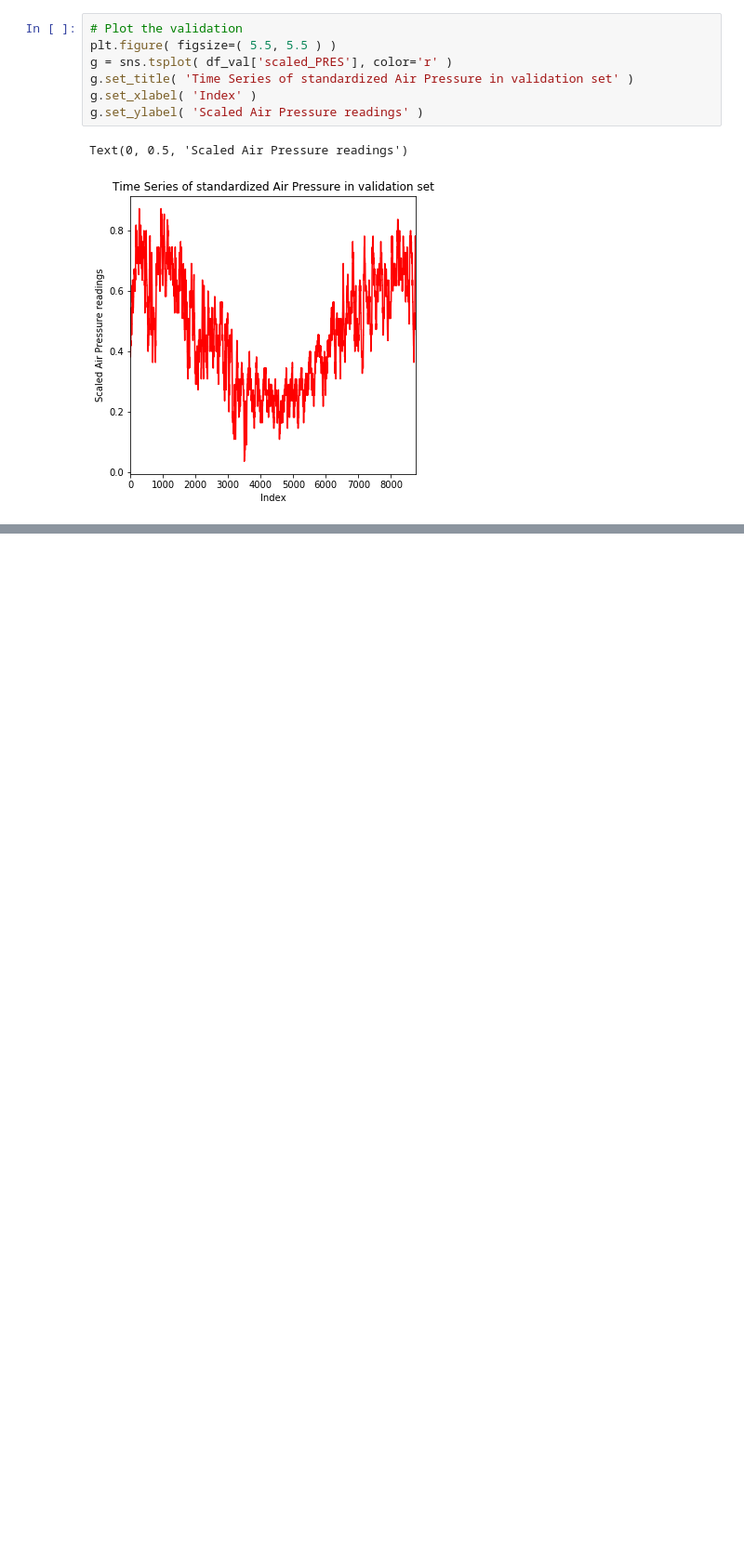
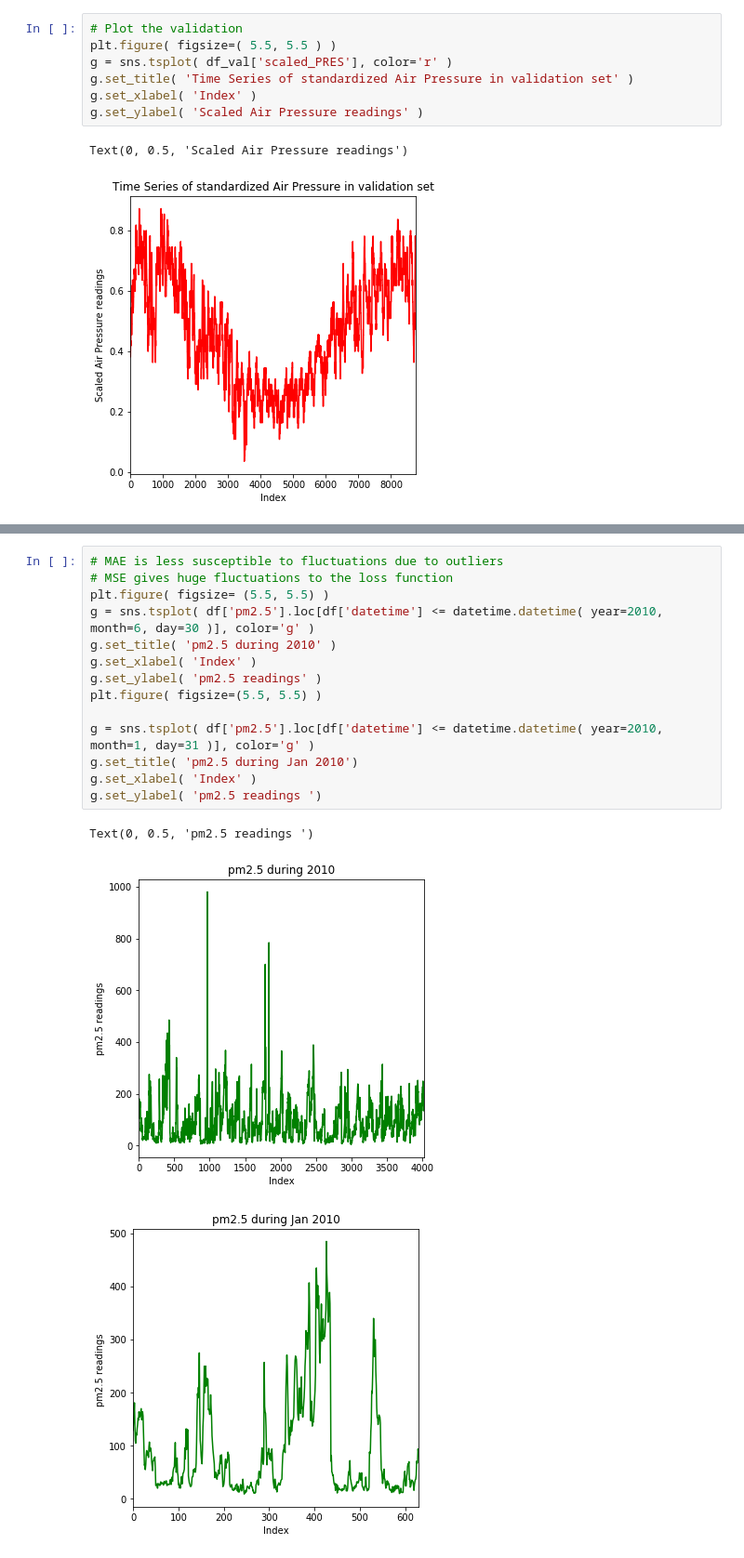
Before and after one commit to Meigarom/TimeSeries-Academy, a Jupyter notebook: book-practical-timeSeries-analysis/book_codes.ipynb, the cells around one changed output, grey strips where cells are left out. Shown at 93% size. Drawn from its saved outputs; the diff is of its cells as text; blank space fills up the shorter version.

```diff
--- a/book-practical-timeSeries-analysis/book_codes.ipynb
+++ b/book-practical-timeSeries-analysis/book_codes.ipynb
@@ -686,0 +849,18 @@ def makeXy( ts, nb_timesteps ):
+# %%
+# MAE is less susceptible to fluctuations due to outliers
+# MSE gives huge fluctuations to the loss function
+plt.figure( figsize= (5.5, 5.5) )
+g = sns.tsplot( df['pm2.5'].loc[df['datetime'] <= datetime.datetime( year=2010, month=6, day=30 )], color='g' )
+g.set_title( 'pm2.5 during 2010' )
+g.set_xlabel( 'Index' )
+g.set_ylabel( 'pm2.5 readings' )
+plt.figure( figsize=(5.5, 5.5) )
+
+g = sns.tsplot( df['pm2.5'].loc[df['datetime'] <= datetime.datetime( year=2010, month=1, day=31 )], color='g' )
+g.set_title( 'pm2.5 during Jan 2010')
+g.set_xlabel( 'Index' )
+g.set_ylabel( 'pm2.5 readings ')
+# %% [output]
+Text(0, 0.5, 'pm2.5 readings ')
+[figure, added]
+[figure, added]
```
Also changed, not shown: parts of 67 cells of this notebook.
